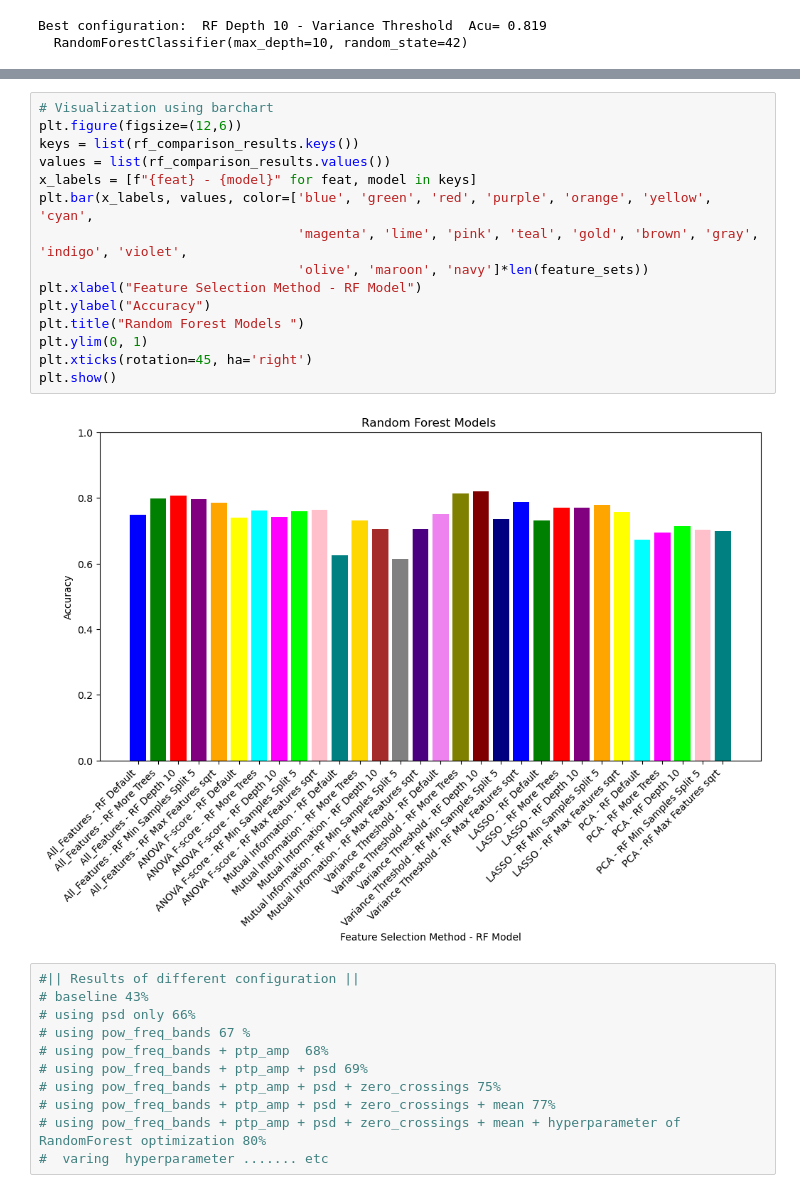
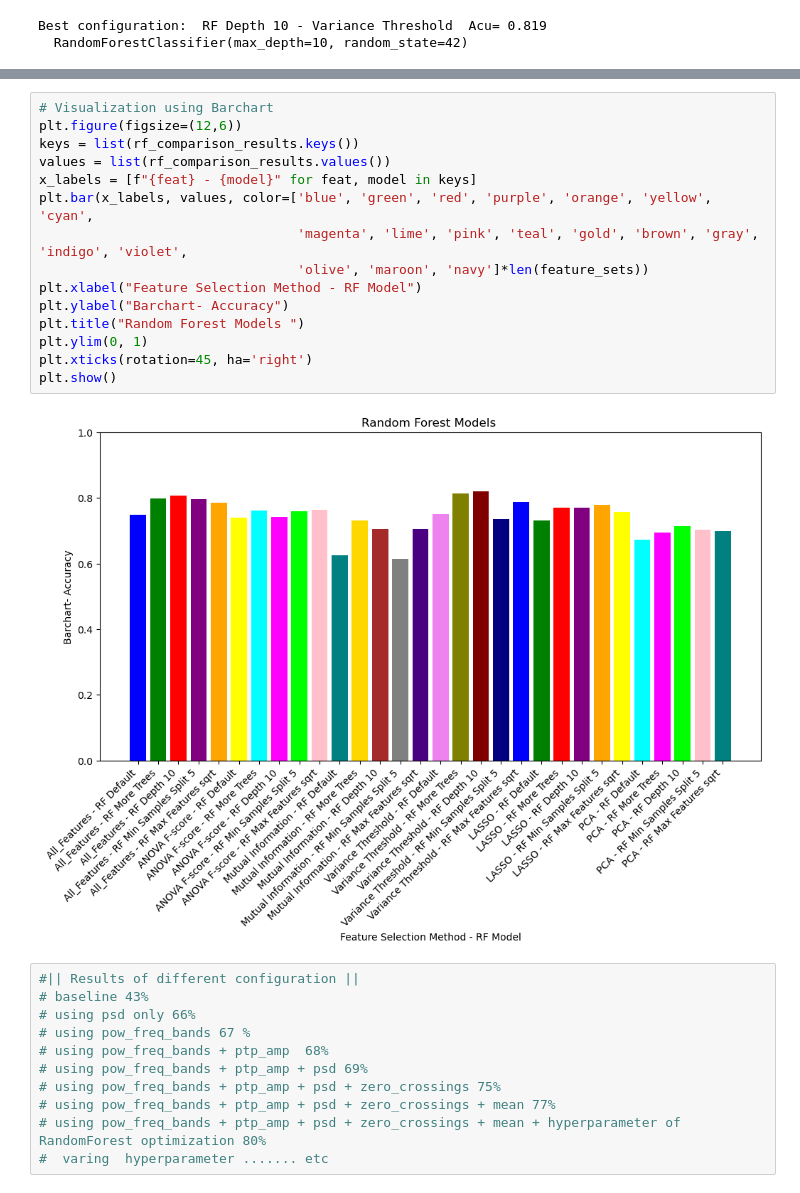
Before and after one commit to Htamimi-421/EEG, a Jupyter notebook: Assignment_EEG .ipynb, the cells around one changed output, grey strips where cells are left out. Drawn from its saved outputs; the diff is of its cells as text.

```diff
--- a/Assignment_EEG .ipynb
+++ b/Assignment_EEG .ipynb
@@ -457,22 +457,22 @@ plt.show()
 # %% [output]
 [figure]
 # %%
-# Visualization using barchart
+# Visualization using Barchart
 plt.figure(figsize=(12,6))
 keys = list(rf_comparison_results.keys())
 values = list(rf_comparison_results.values())
 x_labels = [f"{feat} - {model}" for feat, model in keys]
 plt.bar(x_labels, values, color=['blue', 'green', 'red', 'purple', 'orange', 'yellow', 'cyan',
                                  'magenta', 'lime', 'pink', 'teal', 'gold', 'brown', 'gray', 'indigo', 'violet',
                                  'olive', 'maroon', 'navy']*len(feature_sets))
 plt.xlabel("Feature Selection Method - RF Model")
-plt.ylabel("Accuracy")
+plt.ylabel("Barchart- Accuracy")
 plt.title("Random Forest Models ")
 plt.ylim(0, 1)
 plt.xticks(rotation=45, ha='right')
 plt.show()
 # %% [output]
-[figure, old version]
+[figure, new version]
 # %%
 #|| Results of different configuration ||
 # baseline 43%
```
Also changed, not shown: parts of 2 cells of this notebook.
